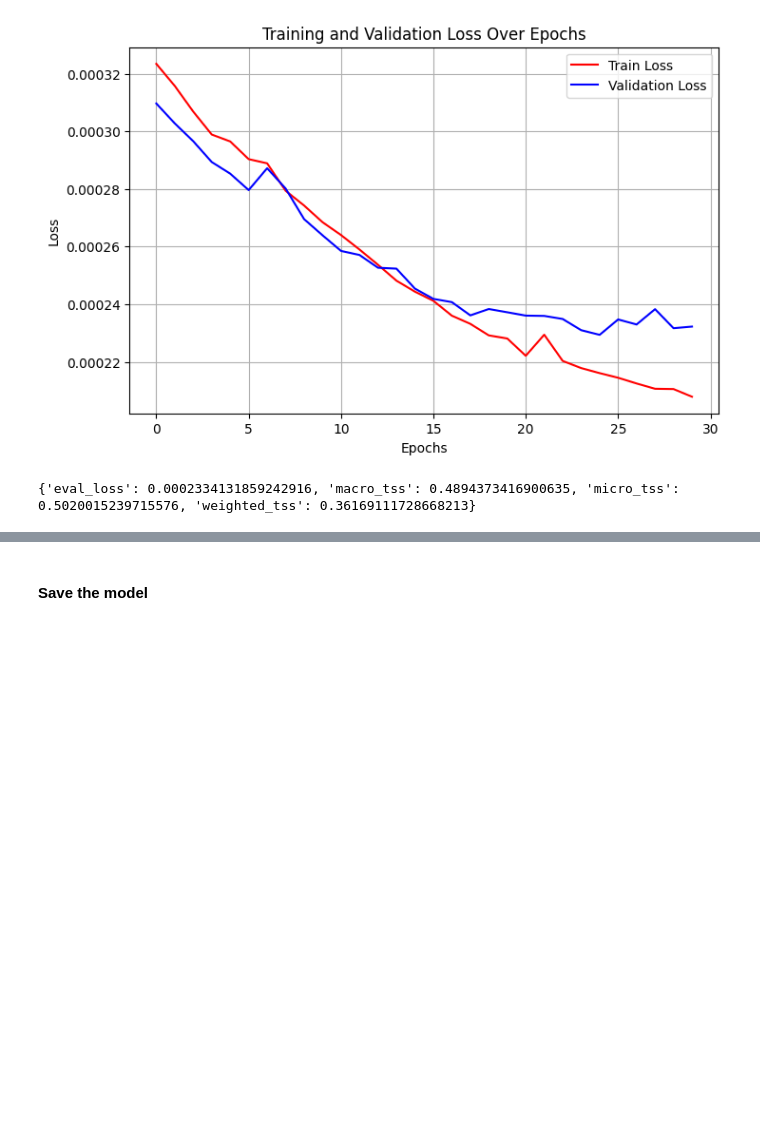
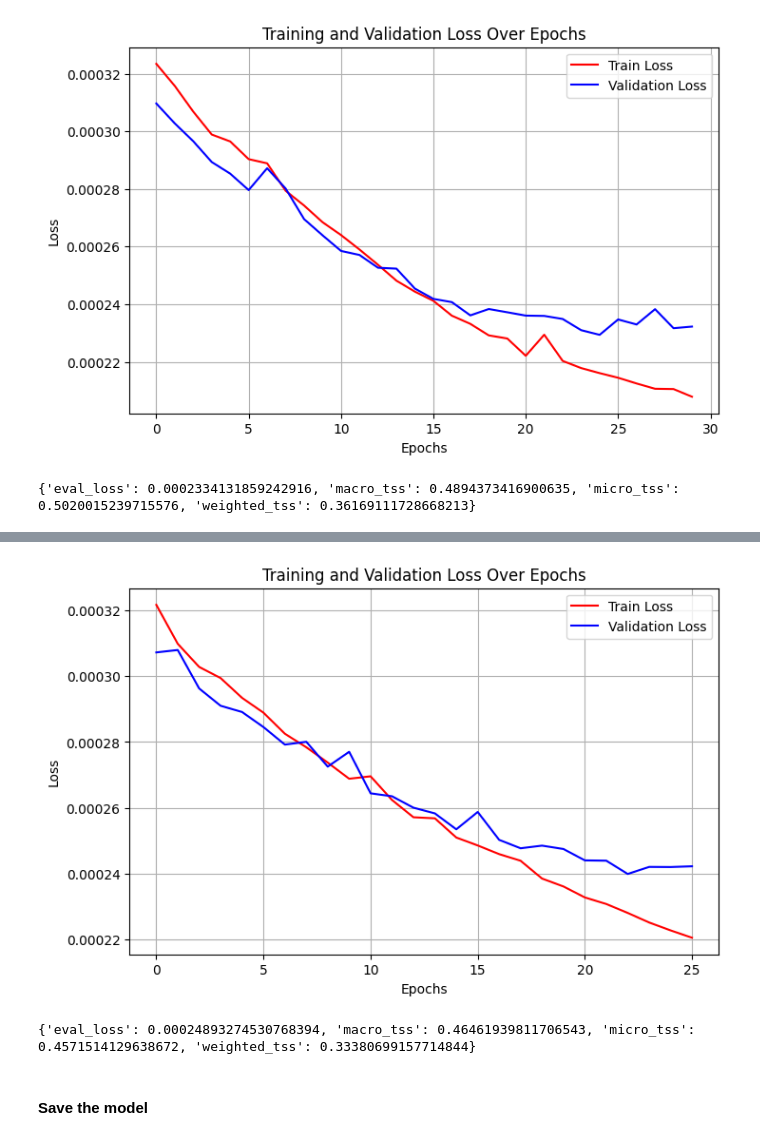
Before and after one commit to rauletepawa/Species_Distribution_Modeling, a Jupyter notebook: code/TFM_CNN_pytorch.ipynb, the cells around one changed output, grey strips where cells are left out. Cells and saved outputs as stored; diff of their text form; code cells hidden in the pictures; blank space fills up the shorter version.

Commit message:
commit training 2017

```diff
--- a/code/TFM_CNN_pytorch.ipynb
+++ b/code/TFM_CNN_pytorch.ipynb
@@ -1311,0 +1408,29 @@ print(eval_stats)
+# %%
+args = Args()
+num_classes = 1819
+dataloader = DataLoader(mlc_dataset, batch_size = 32, shuffle = True)
+
+num_epochs = 40
+input_channels = 11
+input_size = 32
+# model =  CNNModel(input_channels,input_size,num_classes).to(args.device)
+model = CNNModel_1(input_channels,input_size,num_classes).to(args.device)
+
+optimizer = torch.optim.AdamW(model.parameters(), lr=1e-3, weight_decay=5e-4)#1e-4, 5e-4
+
+# Move model to GPU if available
+device = torch.device("cuda" if torch.cuda.is_available() else "cpu")
+model.to(device)
+
+# Define Loss Function
+loss_fn = 'focal'
+criterion = CustomLoss(loss_fn, args).to(args.device)
+# %%
+model_FOCAL, epoch_train_loss_FOCAL, epoch_val_loss_FOCAL = training_early_stopping(dataloader=dataloader,
+                                                                        dataset=mlc_dataset,
+                                                                        num_epochs = num_epochs,
+                                                                        model = model,
+                                                                        custom_loss = CustomLoss(loss_fn, args).to(args.device),
+                                                                        optimizer = optimizer,
+                                                                        delta = 1e-6,
+                                                                        patience = 3)
@@ -1312,3 +1455,16 @@ print(eval_stats)
+# %%
+plot_loss(epoch_train_loss_FOCAL,epoch_val_loss_FOCAL)
+# %% [output]
+[figure, added]
+# %%
+fpr_FOCAL, tpr_FOCAL, ix_FOCAL, thresholds_FOCAL = computing_thresholds(model = model_FOCAL,dataset=mlc_dataset,dataloader=dataloader)
+
+
+mlc_dataset.mode = 'test'
+eval_stats = evaluate(model = model_FOCAL, eval_loader = dataloader, criterion = CustomLoss(loss_fn, args).to(args.device), thresholds = np.array(thresholds_FOCAL), args = Args())
+print(eval_stats)
+# %% [output]
+{'eval_loss': 0.00024893274530768394, 'macro_tss': 0.46461939811706543, 'micro_tss': 0.4571514129638672, 'weighted_tss': 0.33380699157714844}
 # %% [markdown]
 #### Save the model
 # %%
```
Also changed, not shown: parts of 24 cells of this notebook, 2 other files.
